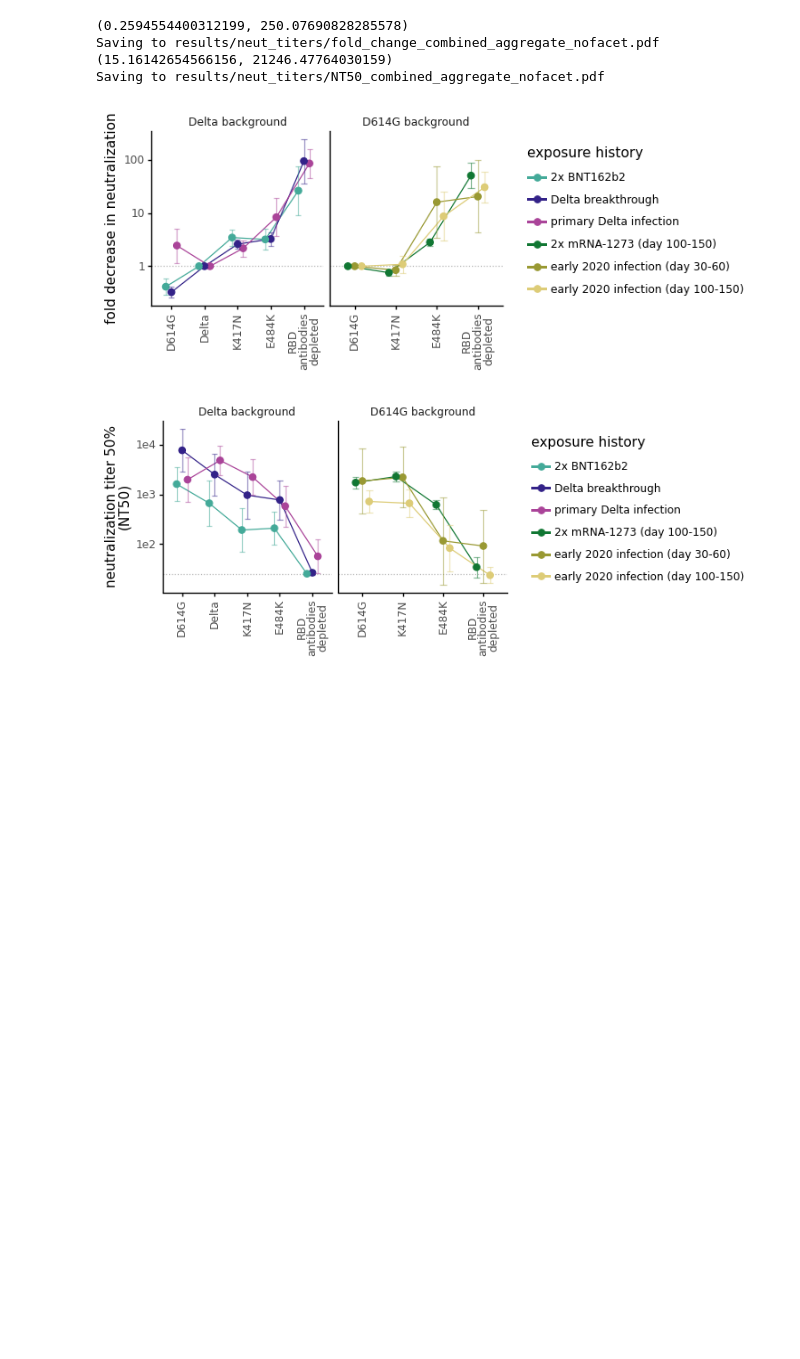
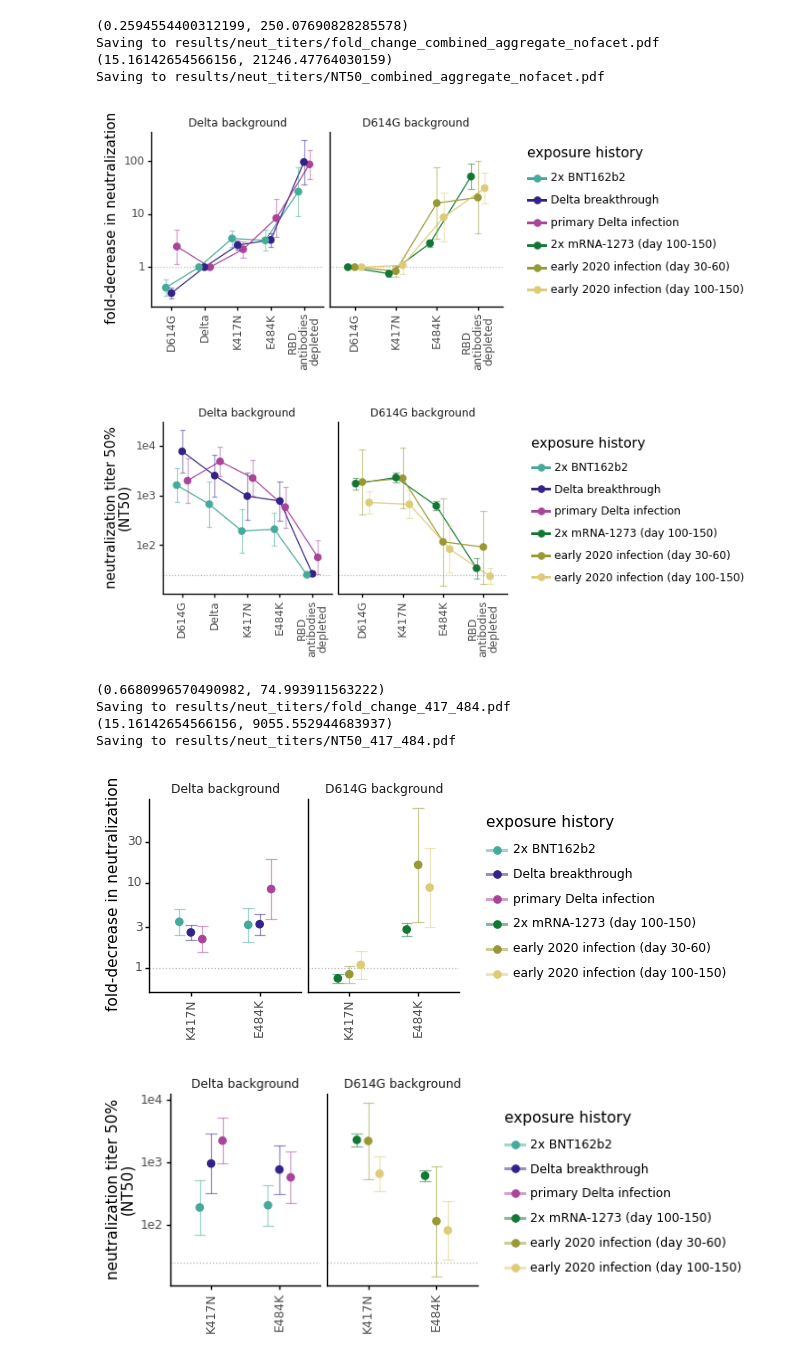
Before and after one commit to jbloomlab/SARS-CoV-2-RBD_Delta, a Jupyter notebook: experimental_data/analyze_neut_data.ipynb, the cells around one changed output. Cells and saved outputs as stored; diff of their text form; code cells hidden in the pictures; blank space fills up the shorter version.

Commit message:
edits to neut figures

```diff
--- a/experimental_data/analyze_neut_data.ipynb
+++ b/experimental_data/analyze_neut_data.ipynb
@@ -655,7 +655,7 @@ combined_df.to_csv(combined_neut_titers_file, index=False)
 # %% [markdown]
 Define some dictionaries that will be used in the next 2 cells:
 # %%
-ylab={'fold_change':'fold decrease in neutralization',
+ylab={'fold_change':'fold-decrease in neutralization',
           'NT50': 'neutralization titer 50%\n(NT50)'}
 
 yintercept={'fold_change':1,
@@ -813,6 +813,80 @@ Saving to results/neut_titers/fold_change_combined_aggregate_nofacet.pdf
 Saving to results/neut_titers/NT50_combined_aggregate_nofacet.pdf
 [figure]
 [figure]
+# %%
+for metric in ['fold_change', 'NT50']:
+
+    df=(combined_df
+        .query("for_combined_plots & virus in @config['combined_plot']")
+        .replace({'virus': config['combined_plot']})
+        .assign(virus=lambda x: pd.Categorical(x['virus'],
+                                                   ordered=True,
+                                                   categories=list(dict.fromkeys(config['combined_plot'].values()))),
+                sample_type=lambda x: pd.Categorical(x['sample_type'],
+                                                     ordered=True,
+                                                     categories=config['combined_plot_group_order']
+                                                    )
+               )
+        .groupby(['serum', 'virus', 'sample_type', 'background', 'early_late'])
+        .agg({metric: geometric_mean})
+        .reset_index()
+        .dropna()
+        .groupby(['virus', 'sample_type', 'background'])
+        .agg(metric=(metric, geometric_mean), sem=(metric, stats.gstd))
+        .reset_index()
+        .dropna()
+        .assign(upper_error=lambda x: x['metric']*x['sem'],
+                lower_error=lambda x: x['metric']/x['sem'],
+               )
+        .query('virus in ["K417N", "E484K"]')
+       )
+
+    limits = (df['lower_error'].min(), df['upper_error'].max())
+
+    print(limits)
+
+    p = (ggplot(df
+                ) +
+         aes('virus',
+             'metric',
+             fill='sample_type',
+             color='sample_type',
+            ) +
+         geom_hline(yintercept=yintercept[metric],
+                    alpha=0.7,
+                    size=0.5,
+                    linetype='dotted',
+                    color=CBPALETTE[0]) +
+         # geom_line(aes(x='virus', y='metric', group='sample_type'), position=position_dodge(width=0.5)) +
+         geom_point(size=2.5, alpha=1, position=position_dodge(width=0.5)) +
+         geom_errorbar(aes(x="virus", ymin="metric/sem",ymax="metric*sem"),
+                       alpha=0.5,
+                       position=position_dodge(width=0.5)
+                      )+
+         scale_y_log10(name=ylab[metric], limits=limits) +
+         facet_wrap('~background', scales='free_x')+
+         theme_classic() +
+         theme(axis_title_x=element_blank(),
+               figure_size=(df['virus'].nunique()*df['background'].nunique(), 2.5),
+               axis_text_x=element_text(rotation=90),
+               strip_background_x=element_blank(),
+               ) +
+         scale_fill_manual(values=['#44AA99', '#332288', '#AA4499', '#117733', '#999933', '#DDCC77'], name='exposure history\n')+
+         scale_color_manual(values=['#44AA99', '#332288', '#AA4499', '#117733', '#999933', '#DDCC77'], name='exposure history\n')
+         )
+
+    _ = p.draw()
+
+    plotfile = f'{results}/{metric}_417_484.pdf'
+    print(f"Saving to {plotfile}")
+    p.save(plotfile, limitsize=False, verbose=False)
+# %% [output]
+(0.6680996570490982, 74.993911563222)
+Saving to results/neut_titers/fold_change_417_484.pdf
+(15.16142654566156, 9055.552944683937)
+Saving to results/neut_titers/NT50_417_484.pdf
+[figure, added]
+[figure, added]
 # %%
 geomean_mut_effects=(combined_df
 
```
Also changed, not shown: 5 other files.
